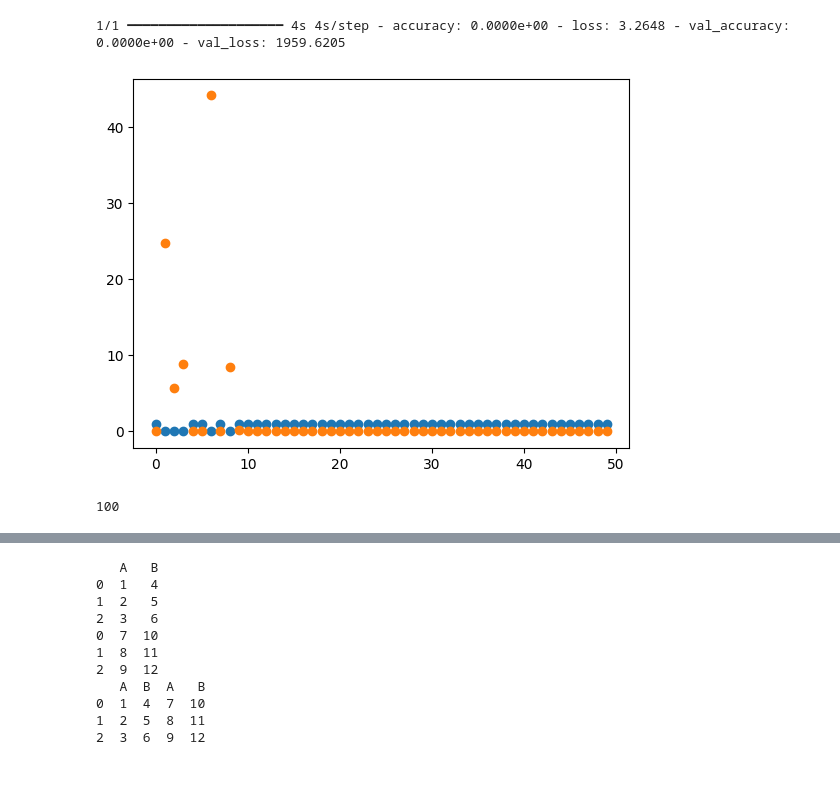
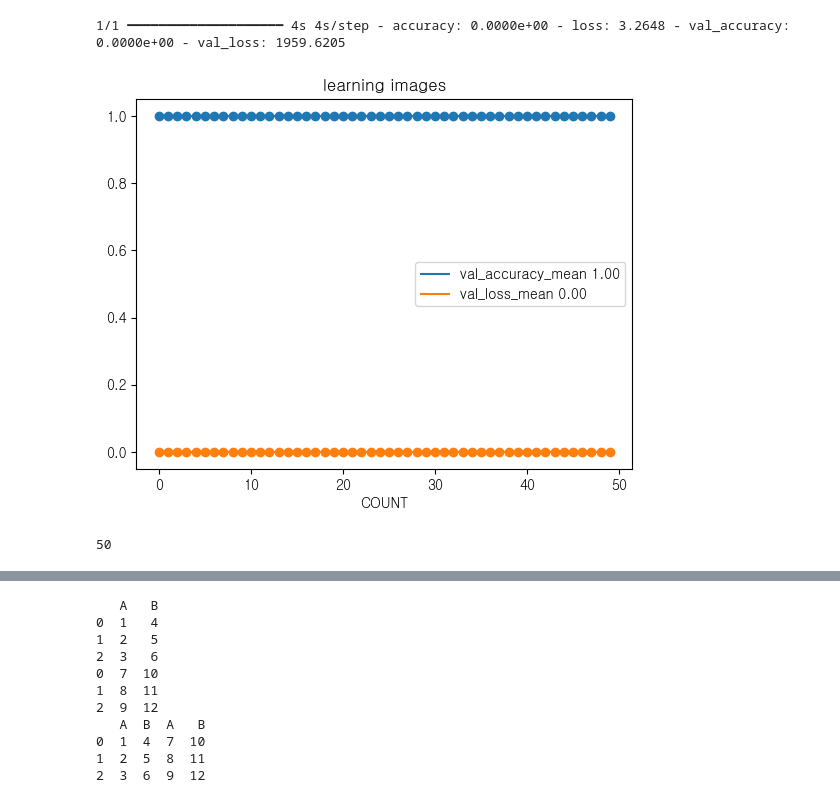
Before and after one commit to business-sixtick/kamp_ex, a Jupyter notebook: exercise/deep_learning.ipynb, the cells around one changed output, grey strips where cells are left out. Saved outputs shown, nothing was run; the diff lists cells and outputs as text; code cells hidden in the pictures; blank space fills up the shorter version.

```diff
--- a/exercise/deep_learning.ipynb
+++ b/exercise/deep_learning.ipynb
@@ -103,34 +102,57 @@ history = model.fit(
 from IPython.display import clear_output
 import pandas as pd
 import matplotlib.pyplot as plt
+import matplotlib
+matplotlib.rc('font', family='gulim')
 history_df = pd.DataFrame()
-for i in range(100):
+
+# plt.ion()  # Interactive 모드를 켬 (실시간 업데이트)
+# fig, ax = plt.subplots(1, 1, figsize=(10, 5))
+
+for i in range(50):
     x_train, y_train = get_train_data_kemp()
     x_val, y_val = get_train_data_kemp()
     # print(len(history))
     if len(history_df) == 50:
         history_df.drop(0, inplace=True)
         history_df.reset_index(drop=True, inplace=True)
     history = model.fit(
         x_train,  # 입력 데이터 (훈련 데이터)
         y_train,  # 출력 데이터 (훈련 데이터의 레이블)
         # steps_per_epoch=100,
         epochs=1,
         validation_data=(x_val, y_val)  # 검증 데이터와 검증 레이블
         # validation_steps=50
         ,verbose=0
     )
     if len(history_df) == 0 :
         history_df = pd.DataFrame(history.history)
+        history_df['val_accuracy_mean'] = history_df['val_accuracy']
+        history_df['val_loss_mean'] = history_df['val_loss']
     else :
-        history_df = pd.concat([history_df,pd.DataFrame(history.history)], axis=0)
+        history_df = pd.concat([history_df, pd.DataFrame(history.history)], axis=0)
         history_df.reset_index(drop=True, inplace=True)
+        history_df.loc[i, 'val_accuracy_mean'] = history_df['val_accuracy'].mean()
+        history_df.loc[i, 'val_loss_mean'] = history_df['val_loss'].mean()
 
+    # ax.clear()  # 기존 플롯을 지움
     plt.scatter(range(len(history_df)), history_df['val_accuracy'])
     plt.scatter(range(len(history_df)), history_df['val_loss'])
+    plt.plot(range(len(history_df)), history_df['val_accuracy_mean'], label=f'val_accuracy_mean {history_df.loc[i, 'val_accuracy_mean']:.2f}')
+    plt.plot(range(len(history_df)), history_df['val_loss_mean'], label=f'val_loss_mean {history_df.loc[i, 'val_loss_mean']:.2f}')
+    plt.xlabel('COUNT')
+
+    # plt.draw()
+    # plt.pause(0.1)
+    plt.title('learning images')
+    plt.legend()
     plt.show()
+
     print(i+1)
     clear_output(wait=True)
+
+# plt.ioff()  # Interactive 모드 끔
+# plt.show()
 # %% [output]
-[figure, old version]
+[figure, new version]
-100
+50
```
Also changed, not shown: parts of 9 cells of this notebook.
